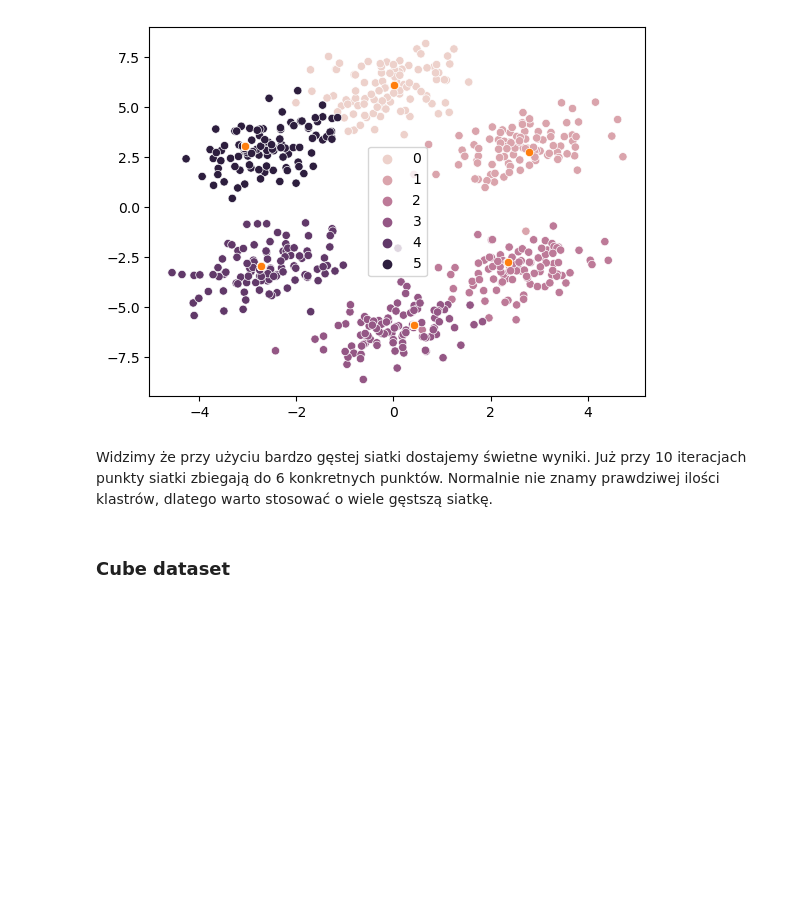
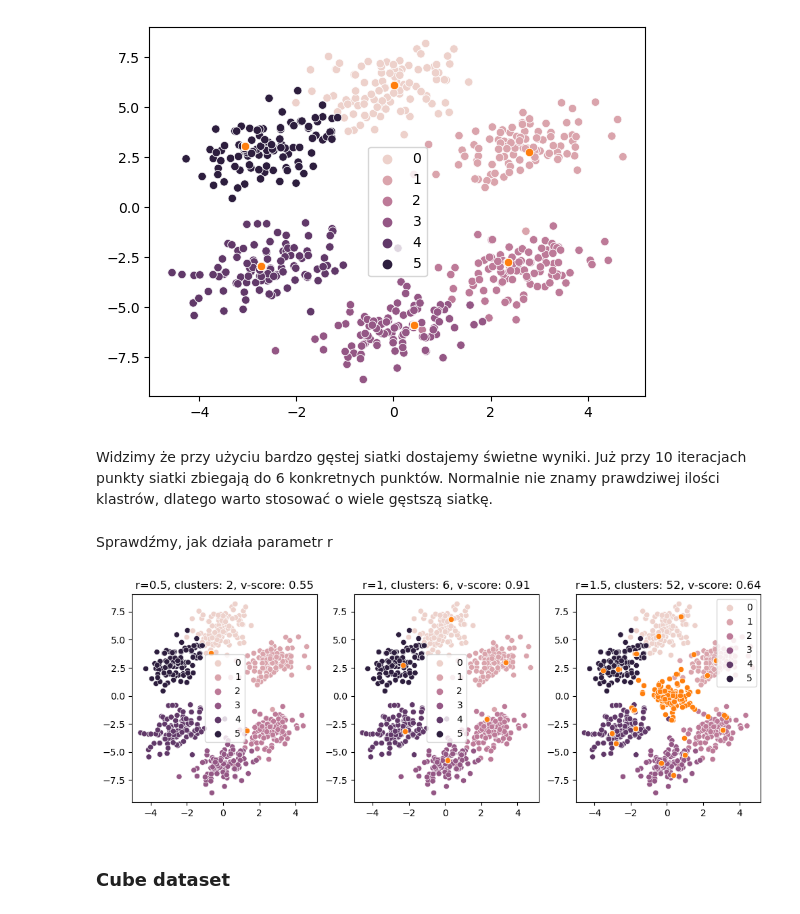
Before and after one commit to tymsoncyferki/MIOwAD, a Jupyter notebook: KOH/koh1.ipynb, the cells around one changed output. Drawn from its saved outputs; the diff is of its cells as text; code cells hidden in the pictures; blank space fills up the shorter version.

```diff
--- a/KOH/koh1.ipynb
+++ b/KOH/koh1.ipynb
@@ -101,13 +101,12 @@ class KOH:
                 bmu = self.get_weights(bmu_indices)
                 self.update_weights(x, bmu, t, lambda_max, r, use_nhood_decay)
 
-    def plot_clusters(self, labels, type='hex'):
+    def plot_clusters(self, labels, type='hex', return_plot=False):
         """ labels: pandas series """
         if type == 'hex':
             weights_res = self.weights.reshape(-1, 2)
             sns.scatterplot(x=self.data[:,0], y=self.data[:,1], hue=labels.to_numpy())
             sns.scatterplot(x=weights_res[:,0], y=weights_res[:,1])
-            plt.show()
         elif type == 'cube':
             weights_res = self.weights.reshape(-1, 3)
             fig = plt.figure()
@@ -117,6 +116,9 @@ class KOH:
             ax.set_ylabel('Y')
             ax.set_zlabel('Z')
             ax.scatter(weights_res[:,0], weights_res[:,1], weights_res[:,2], c='k', alpha=1)
+        if return_plot:
+            return plt
+        else:
             plt.show()
 # %% [markdown]
 ## Data
@@ -208,6 +210,20 @@ koh.plot_clusters(labels=hexagon['c'])
 [figure]
 # %% [markdown]
 Widzimy że przy użyciu bardzo gęstej siatki dostajemy świetne wyniki. Już przy 10 iteracjach punkty siatki zbiegają do 6 konkretnych punktów. Normalnie nie znamy prawdziwej ilości klastrów, dlatego warto stosować o wiele gęstszą siatkę.
+# %% [markdown]
+Sprawdźmy, jak działa parametr r
+# %%
+plt.figure(figsize=(12,4))
+r_values = [0.5, 1, 1.5]
+for i, r in enumerate(r_values):
+    koh = KOH(2, (30, 20))
+    koh.train(hex_train, lambda_max=5, r=r)
+    preds = koh.predict(hex_train)
+    plt.subplot(1, 3, i+1)
+    plt.title(f"r={r}, clusters: {len(np.unique(preds))}, v-score: {round(v_measure_score(hexagon['c'].to_numpy(), preds), 2)}")
+    koh.plot_clusters(labels=hexagon['c'], return_plot=True)
+# %% [output]
+[figure, added]
 # %% [markdown]
 ### Cube dataset
 # %%
```
Also changed, not shown: parts of 5 cells of this notebook.
